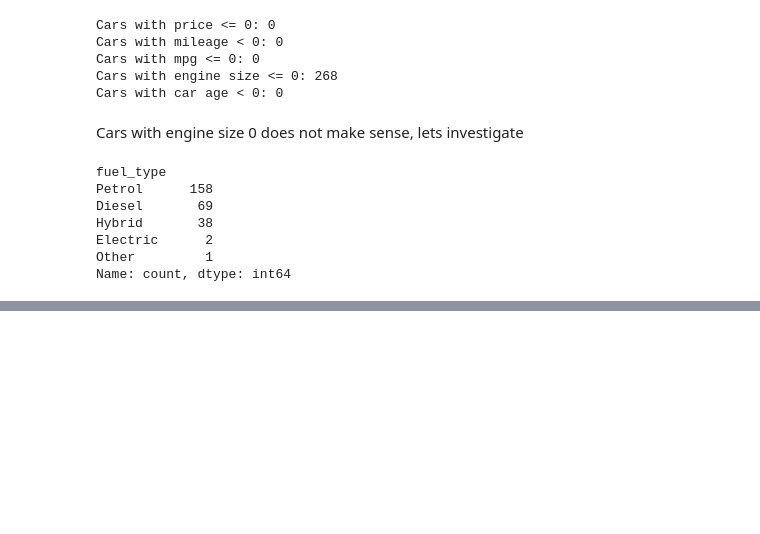
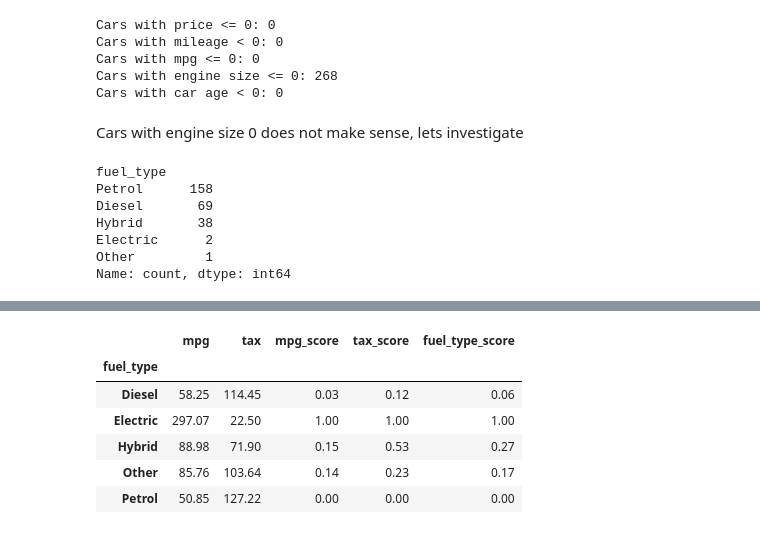
Before and after one commit to TXTEck/DAV_CA1, a Jupyter notebook: notebooks/car_price_analysis.ipynb, the cells around one changed output, grey strips where cells are left out. Saved outputs shown, nothing was run; the diff lists cells and outputs as text; code cells hidden in the pictures; blank space fills up the shorter version.

```diff
--- a/notebooks/car_price_analysis.ipynb
+++ b/notebooks/car_price_analysis.ipynb
@@ -205,0 +312,30 @@ Electric cars engine_size = 0 is ok beacuse they dont use the conventional engin
+# %%
+# Function for normalising where higher values are better
+def normalise(series):
+    return (series - series.min()) / (series.max() - series.min())
+
+# Function for normalising where lower values are better
+def reverse_normalise(series):
+    return 1 - ((series - series.min()) / (series.max() - series.min()))
+
+# Higher MPG is better
+fuel_summary["mpg_score"] = normalise(fuel_summary["mpg"])
+
+# Lower tax is better
+fuel_summary["tax_score"] = reverse_normalise(fuel_summary["tax"])
+
+# Combine into fuel type score
+fuel_summary["fuel_type_score"] = (
+    fuel_summary["mpg_score"] * 0.7 +
+    fuel_summary["tax_score"] * 0.3
+)
+
+fuel_summary
+# %% [output]
+|  | mpg | tax | mpg_score | tax_score | fuel_type_score |
+| fuel_type |  |  |  |  |  |
+| Diesel | 58.25 | 114.45 | 0.03 | 0.12 | 0.06 |
+| Electric | 297.07 | 22.50 | 1.00 | 1.00 | 1.00 |
+| Hybrid | 88.98 | 71.90 | 0.15 | 0.53 | 0.27 |
+| Other | 85.76 | 103.64 | 0.14 | 0.23 | 0.17 |
+| Petrol | 50.85 | 127.22 | 0.00 | 0.00 | 0.00 |
```
Also changed, not shown: parts of 16 cells of this notebook, 1 other file.
